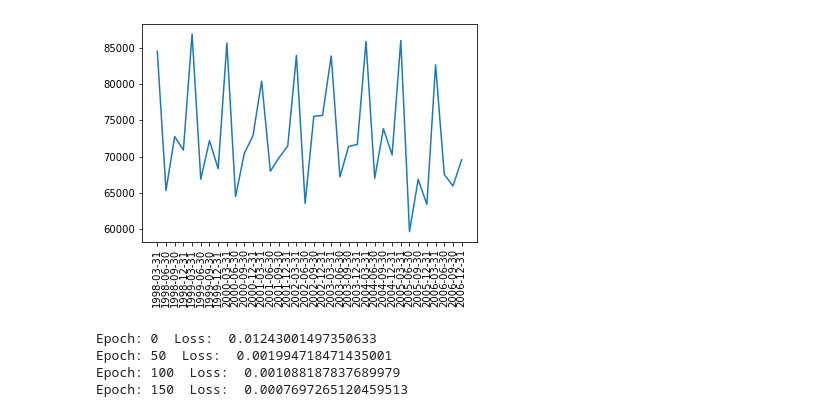
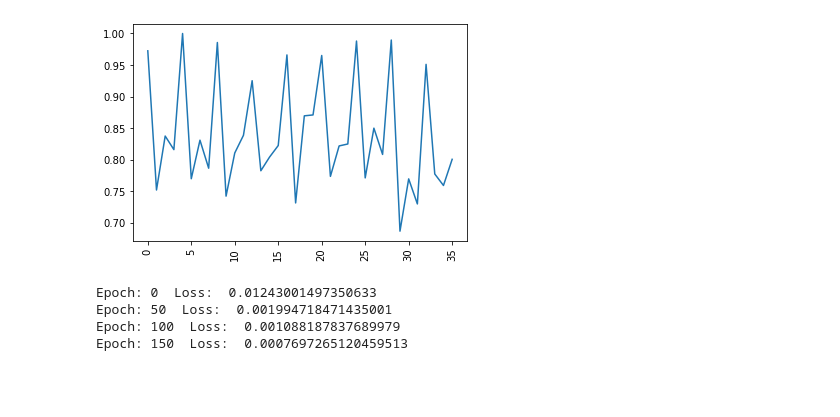
Before and after one commit to hamza9919/Hierarchical_Time_Series, a Jupyter notebook: tourismsmall/coherency_pytorch.ipynb, the cells around one changed output. Cells and saved outputs as stored; diff of their text form; code cells hidden in the pictures; blank space fills up the shorter version.

Commit message:
fix graphs

```diff
--- a/tourismsmall/coherency_pytorch.ipynb
+++ b/tourismsmall/coherency_pytorch.ipynb
@@ -28,10 +44,10 @@ def calculate_wmape(actual_values, forecasted_values):
     wmape = num/den
     return wmape
 # %%
-plt.plot(data.total)
+plt.plot(data_scaled[:,0])
 plt.xticks(rotation=90);
 # %% [output]
-[figure, old version]
+[figure, new version]
 # %%
 def make_data(dataset, range_):
     X_data = []
```
Also changed, not shown: parts of 5 cells of this notebook.
